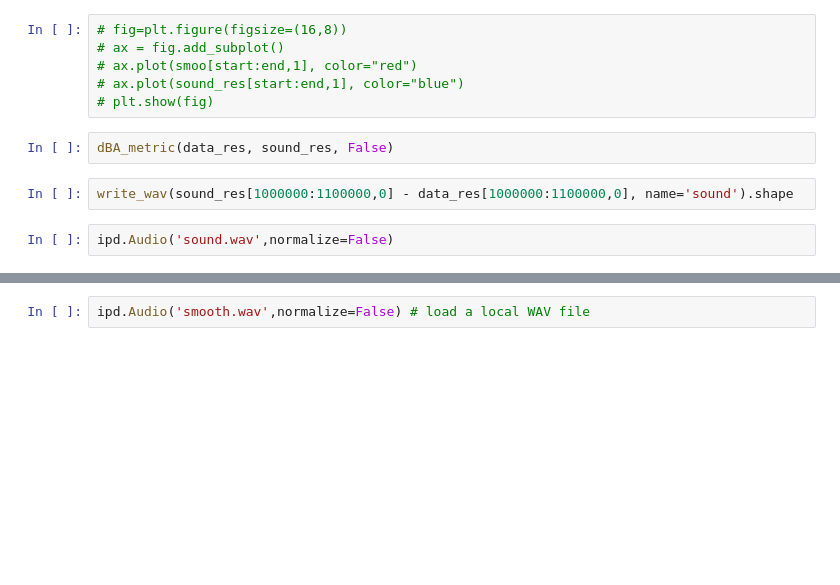
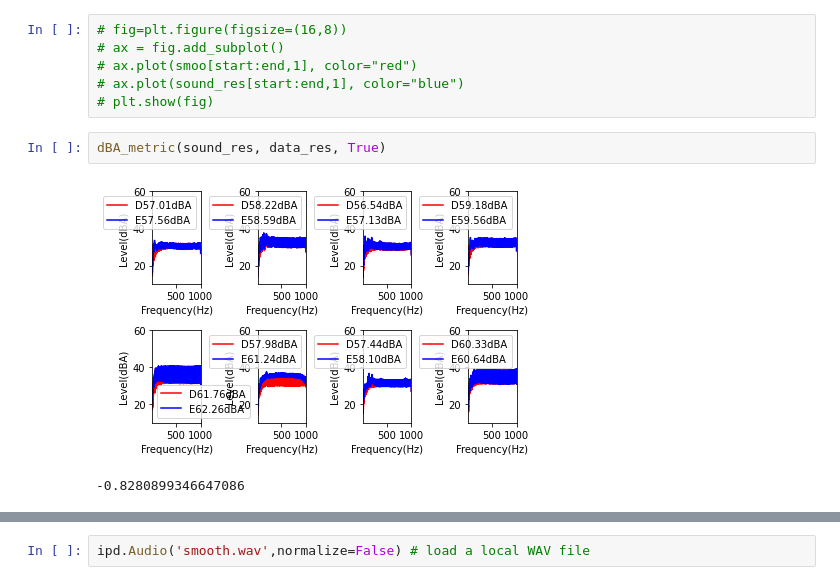
Before and after one commit to lsg1213/ai_model, a Jupyter notebook: pytorch/test_model/visualization.ipynb, the cells around one changed output, grey strips where cells are left out. Saved outputs shown, nothing was run; the diff lists cells and outputs as text; blank space fills up the shorter version.

```diff
--- a/pytorch/test_model/visualization.ipynb
+++ b/pytorch/test_model/visualization.ipynb
@@ -96,8 +124,7 @@ plt.show(fig)
 # ax.plot(sound_res[start:end,1], color="blue")
 # plt.show(fig)
 # %%
-dBA_metric(data_res, sound_res, False)
+dBA_metric(sound_res, data_res, True)
+# %% [output]
+[figure, added]
+-0.8280899346647086
-# %%
-write_wav(sound_res[1000000:1100000,0] - data_res[1000000:1100000,0], name='sound').shape
-# %%
-ipd.Audio('sound.wav',normalize=False)
```
Also changed, not shown: parts of 12 cells of this notebook, 4 other files.
